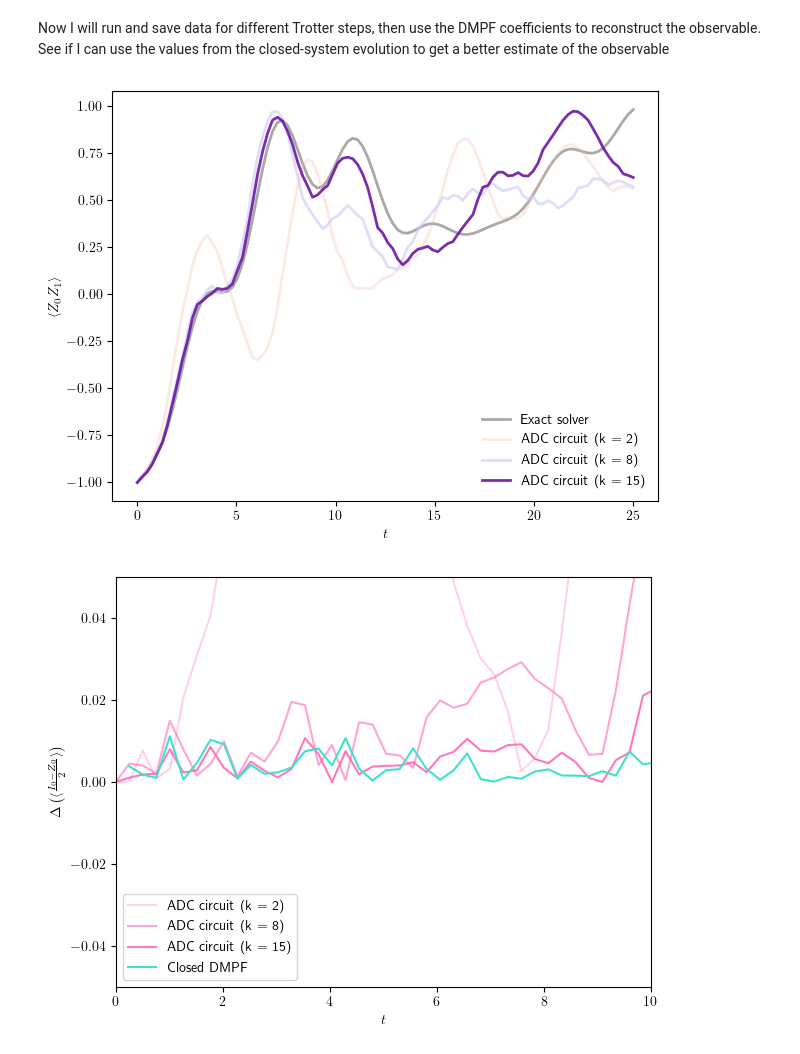
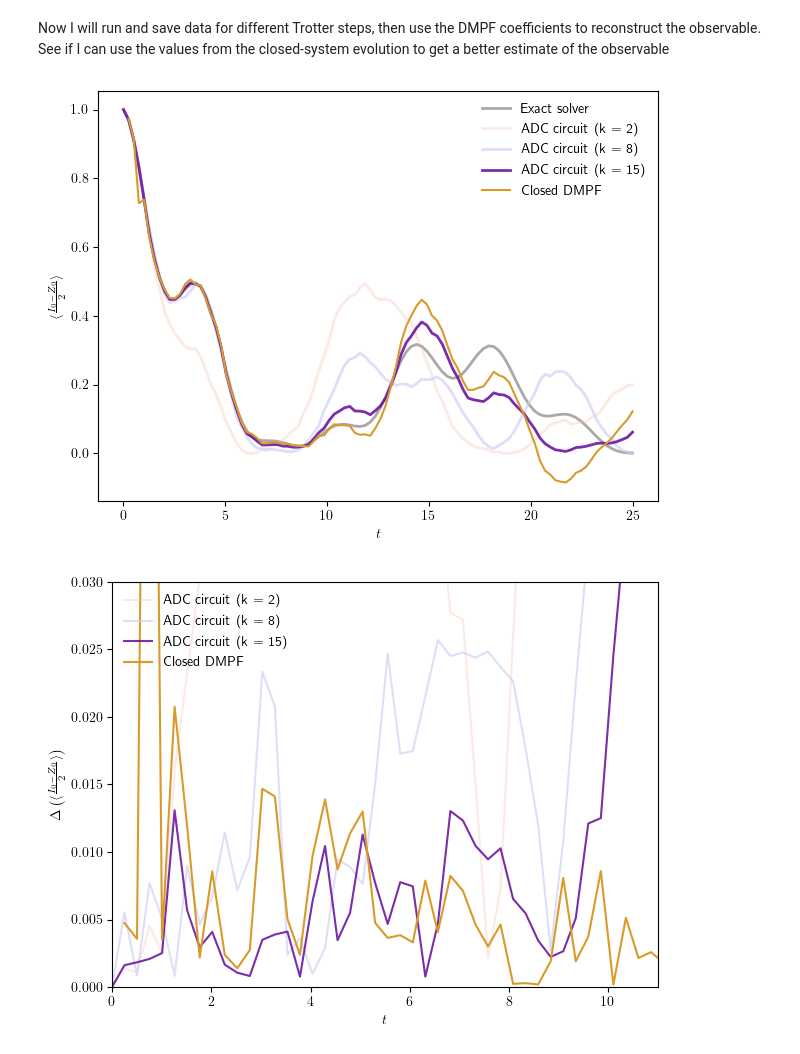
Before and after one commit to bentirher/dmpf_dissipation, a Jupyter notebook: standard_adc/example.ipynb, the cells around one changed output. Saved outputs shown, nothing was run; the diff lists cells and outputs as text; code cells hidden in the pictures.

Commit message:
new results with closed-system DMPF coefficients

```diff
--- a/standard_adc/example.ipynb
+++ b/standard_adc/example.ipynb
@@ -54,7 +54,7 @@ tlist = np.linspace(0, 25, 100)
 excited = ["0"]
 k = [2, 8, 15]
 dissipation = True
-obs = "correlators"
+obs = "populations"
 
 backend = AerSimulator()
 
@@ -84,53 +84,35 @@ for i in plot_qubits:
     for (idx, trotter) in enumerate(k):
         plt.plot(tlist, all_trotter[f'k = {trotter}'][str(i)], color = colors[idx], linewidth = 2, alpha = alpha, label = f"ADC circuit (k = {trotter})")
         alpha = alpha + 0.3
-    #plt.plot(tlist, dmp_evs[str(i)], color = 'turquoise', label = "Closed DMPF")
+    plt.plot(tlist, dmp_evs[str(i)], color = "#d99a2b", label = "Closed DMPF")
 
-#plt.ylabel(r"$\langle \frac{I_0 - Z_0}{2} \rangle$")
-plt.ylabel(r"$\langle Z_0Z_1 \rangle$")
+plt.ylabel(r"$\langle \frac{I_0 - Z_0}{2} \rangle$")
+# plt.ylabel(r"$\langle Z_0Z_1 \rangle$")
 #plt.ylim([0,1])
 plt.xlabel("$t$")
 plt.legend(frameon = False)
 plt.tight_layout()
-#plt.savefig("[3Q]correlator_naive_adc.png", bbox_inches='tight', transparent = True)
+plt.savefig("[3Q]DMPF_populations.png", bbox_inches='tight', transparent = True)
 plt.show()
 # %% [output]
-[figure, old version]
+[figure, new version]
-# %%
-plot_qubits = [0]
-colors = ["#f4bca6", "#cbc8f6", "#6c169f"]
-for i in plot_qubits:
-    plt.plot(tlist, pops[i], color = 'darkgrey', linewidth = 2, label = "Exact solver")
-    alpha = 0.3
-    for (idx, trotter) in enumerate(k):
-        plt.plot(tlist, all_trotter[f'k = {trotter}'][str(i)], color = colors[idx], linewidth = 2, alpha = alpha, label = f"ADC circuit (k = {trotter})")
-        alpha = alpha + 0.3
-    #plt.plot(tlist, dmp_evs[str(i)], color = 'turquoise', label = "Closed DMPF")
-
-#plt.ylabel(r"$\langle \frac{I_0 - Z_0}{2} \rangle$")
-plt.ylabel(r"$\langle Z_0Z_1 \rangle$")
-#plt.ylim([0,1])
-plt.xlabel("$t$")
-plt.legend(frameon = False)
-plt.tight_layout()
-plt.savefig("[3Q]correlator_naive_adc.png", bbox_inches='tight', transparent = True)
-plt.show()
 # %%
 plot_qubits = [0]
 for i in plot_qubits:
     alpha = 0.3
-    for trotter in k:
-        plt.plot(tlist, np.abs(all_trotter[f'k = {trotter}'][str(i)] - pops[i]), color = 'hotpink', alpha = alpha, label = f"ADC circuit (k = {trotter})")
+    for (idx, trotter) in enumerate(k):
+        plt.plot(tlist, np.abs(all_trotter[f'k = {trotter}'][str(i)] - pops[i]), color = colors[idx], alpha = alpha, label = f"ADC circuit (k = {trotter})")
         alpha = alpha + 0.3
-    plt.plot(tlist, np.abs(dmp_evs[str(i)] - pops[i]), color = 'turquoise', label = "Closed DMPF")
+    plt.plot(tlist, np.abs(dmp_evs[str(i)] - pops[i]), color = "#d99a2b", label = "Closed DMPF")
 
 plt.ylabel(r"$\Delta \left( \langle \frac{I_0 - Z_0}{2} \rangle \right)$")
-plt.xlim([0,10])
+plt.xlim([0,11])
 #plt.yscale("log")
 plt.ylim([0, 0.03])
 plt.xlabel("$t$")
-plt.legend()
+plt.legend(frameon = False)
+plt.savefig("[3Q][ERROR]DMPF_populations.png", bbox_inches='tight', transparent = True)
 plt.tight_layout()
 plt.show()
 # %% [output]
-[figure, old version]
+[figure, new version]
```
